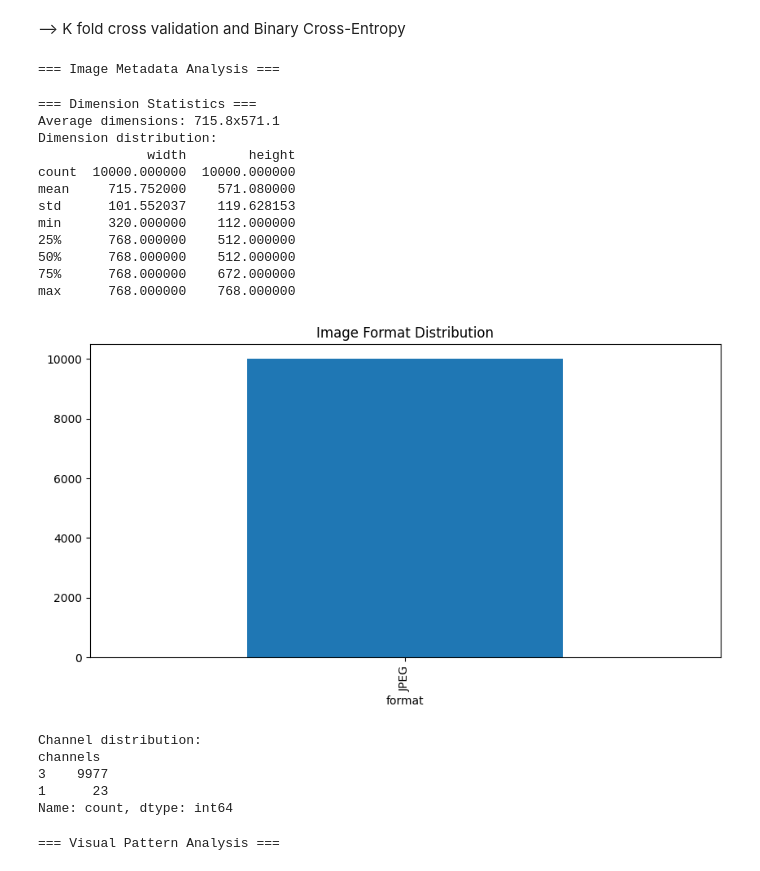
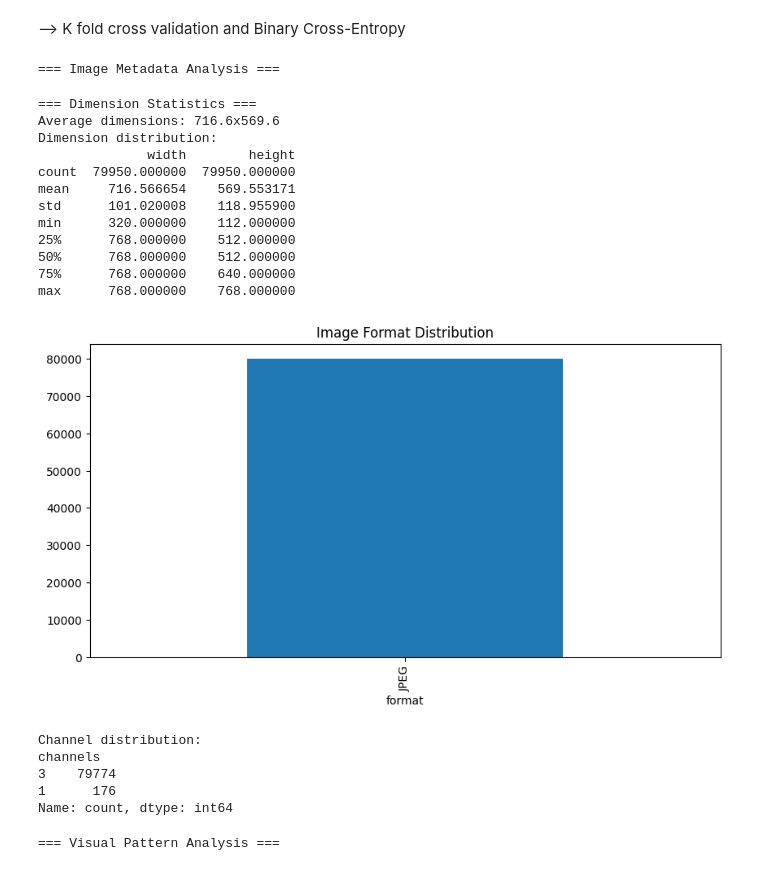
Before and after one commit to Khoawawa/ArtDetective, a Jupyter notebook: loader.ipynb, the cells around one changed output. Drawn from its saved outputs; the diff is of its cells as text; code cells hidden in the pictures.

```diff
--- a/loader.ipynb
+++ b/loader.ipynb
@@ -168,44 +168,44 @@ def analyze_image_metadata(train_df, sample_size=10000):
     meta_df = pd.DataFrame(metadata)
 
     # Dimension analysis
     print("\n=== Dimension Statistics ===")
     print(f"Average dimensions: {meta_df['width'].mean():.1f}x{meta_df['height'].mean():.1f}")
     print("Dimension distribution:")
     print(meta_df[['width', 'height']].describe())
 
     # Format distribution
     plt.figure(figsize=(10, 5))
     meta_df['format'].value_counts().plot(kind='bar')
     plt.title("Image Format Distribution")
     plt.show()
 
     # Channel analysis
     channel_dist = meta_df['channels'].value_counts()
     print("\nChannel distribution:")
     print(channel_dist)
 
     return meta_df
 
-meta_df = analyze_image_metadata(train_df)
+meta_df = analyze_image_metadata(train_df,len(train_df))
 # %% [output]
 === Image Metadata Analysis ===
 === Dimension Statistics ===
-Average dimensions: 715.8x571.1
+Average dimensions: 716.6x569.6
 Dimension distribution:
               width        height
-count  10000.000000  10000.000000
-mean     715.752000    571.080000
-std      101.552037    119.628153
+count  79950.000000  79950.000000
+mean     716.566654    569.553171
+std      101.020008    118.955900
 min      320.000000    112.000000
 25%      768.000000    512.000000
 50%      768.000000    512.000000
-75%      768.000000    672.000000
+75%      768.000000    640.000000
 max      768.000000    768.000000
-[figure, old version]
+[figure, new version]
 Channel distribution:
 channels
-3    9977
-1      23
+3    79774
+1      176
 Name: count, dtype: int64
 # %%
 def visualize_image_samples(train_df, n_samples=5):
```
Also changed, not shown: parts of 4 cells of this notebook.
